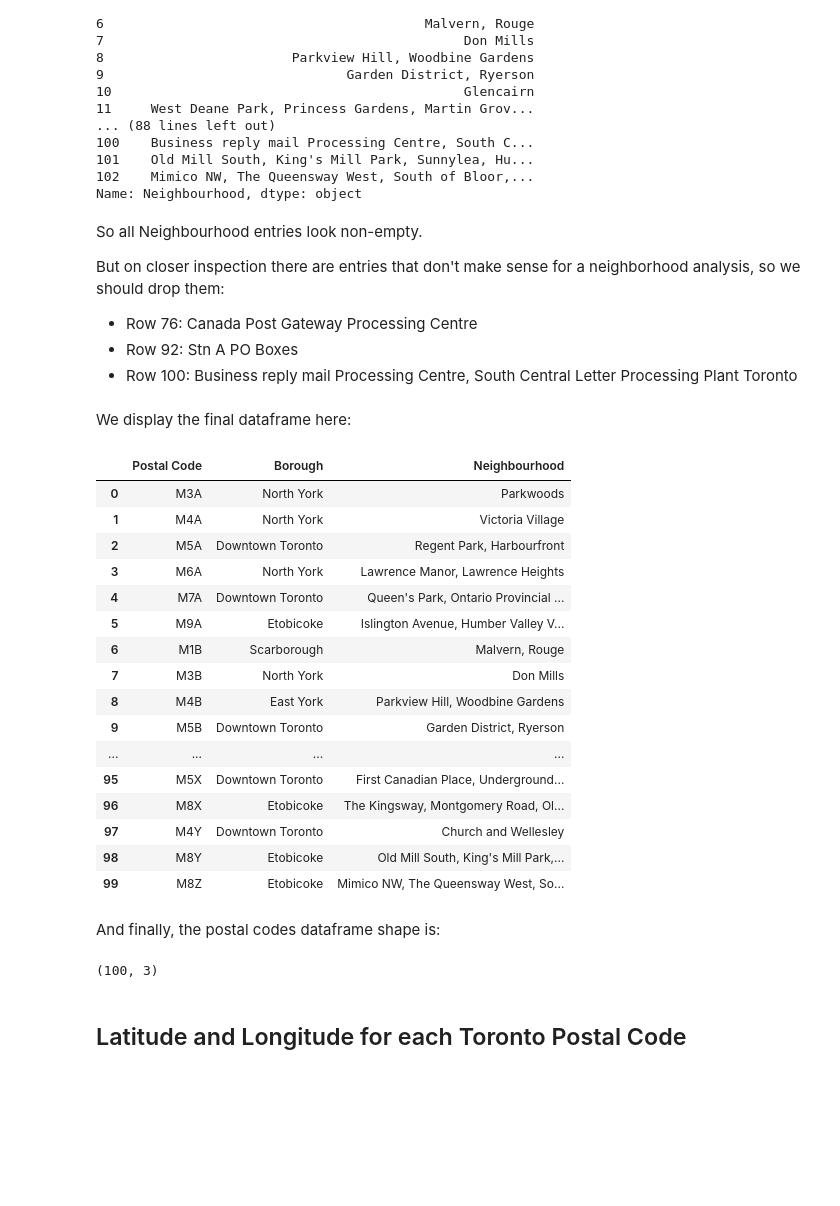
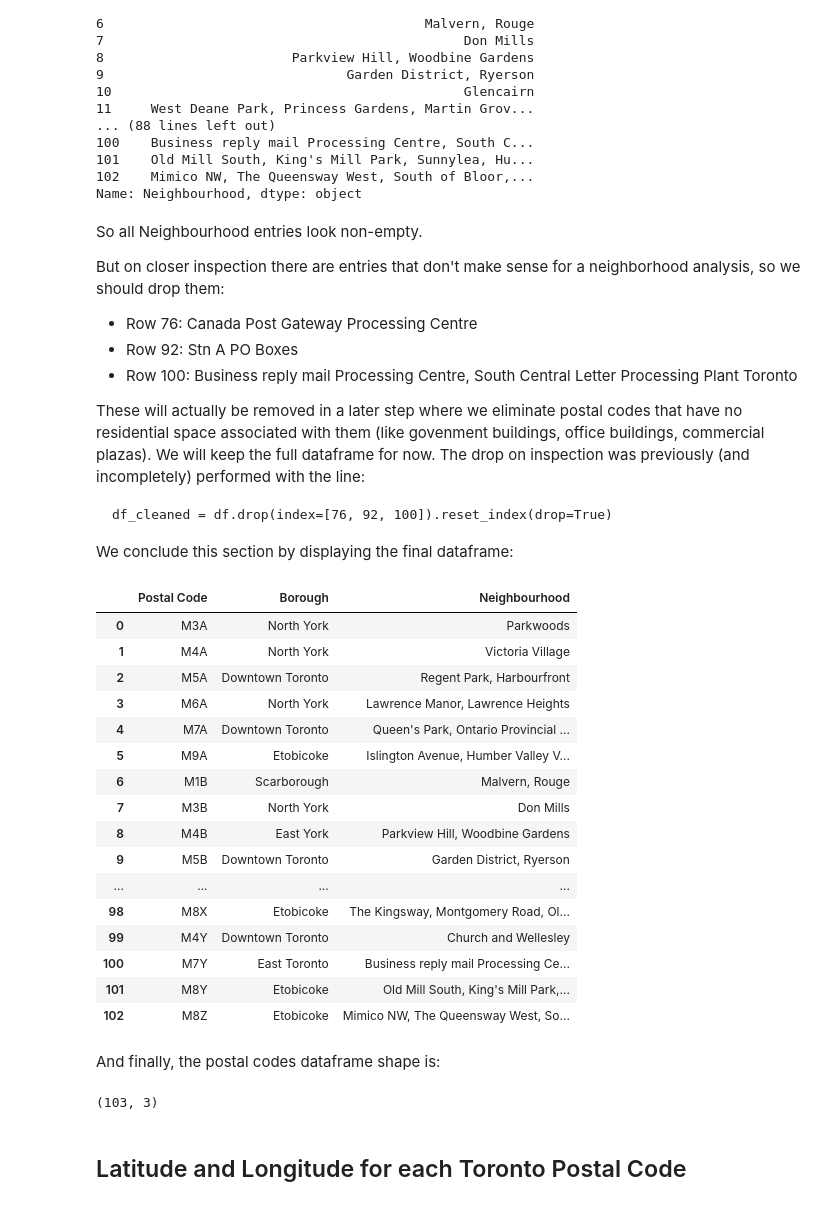
Before and after one commit to Arkadiatri/Neighborhood-Clustering-Canada, a Jupyter notebook: Capstone.ipynb, the cells around one changed output. Drawn from its saved outputs; the diff is of its cells as text; code cells hidden in the pictures; blank space fills up the shorter version.

```diff
--- a/Capstone.ipynb
+++ b/Capstone.ipynb
@@ -139,3 +139,9 @@ But on closer inspection there are entries that don't make sense for a neighborh
 * Row 76: Canada Post Gateway Processing Centre
 * Row 92: Stn A PO Boxes
 * Row 100: Business reply mail Processing Centre, South Central Letter Processing Plant Toronto
+
+These will actually be removed in a later step where we eliminate postal codes that have no residential space associated with them (like govenment buildings, office buildings, commercial plazas).  We will keep the full dataframe for now.  The drop on inspection was previously (and incompletely) performed with the line:
+
+    df_cleaned = df.drop(index=[76, 92, 100]).reset_index(drop=True)
+
+We conclude this section by displaying the final dataframe:
@@ -144,31 +148,29 @@ df_cleaned = df.drop(index=[76, 92, 100]).reset_index(drop=True)
-# %% [markdown]
-We display the final dataframe here:
 # %%
-showalldf(df_cleaned)
+showalldf(df)
 # %% [output]
 |  | Postal Code | Borough | Neighbourhood |
 | 0 | M3A | North York | Parkwoods |
 | 1 | M4A | North York | Victoria Village |
 | 2 | M5A | Downtown Toronto | Regent Park, Harbourfront |
 | 3 | M6A | North York | Lawrence Manor, Lawrence Heights |
 | 4 | M7A | Downtown Toronto | Queen's Park, Ontario Provincial ... |
 | 5 | M9A | Etobicoke | Islington Avenue, Humber Valley V... |
 | 6 | M1B | Scarborough | Malvern, Rouge |
 | 7 | M3B | North York | Don Mills |
 | 8 | M4B | East York | Parkview Hill, Woodbine Gardens |
 | 9 | M5B | Downtown Toronto | Garden District, Ryerson |
 | ... | ... | ... | ... |
-| 95 | M5X | Downtown Toronto | First Canadian Place, Underground... |
-| 96 | M8X | Etobicoke | The Kingsway, Montgomery Road, Ol... |
-| 97 | M4Y | Downtown Toronto | Church and Wellesley |
-| 98 | M8Y | Etobicoke | Old Mill South, King's Mill Park,... |
-| 99 | M8Z | Etobicoke | Mimico NW, The Queensway West, So... |
+| 98 | M8X | Etobicoke | The Kingsway, Montgomery Road, Ol... |
+| 99 | M4Y | Downtown Toronto | Church and Wellesley |
+| 100 | M7Y | East Toronto | Business reply mail Processing Ce... |
+| 101 | M8Y | Etobicoke | Old Mill South, King's Mill Park,... |
+| 102 | M8Z | Etobicoke | Mimico NW, The Queensway West, So... |
 # %% [markdown]
 And finally, the postal codes dataframe shape is:
 # %%
-df_cleaned.shape
+df.shape
 # %% [output]
-(100, 3)
+(103, 3)
 # %% [markdown]
 ## Latitude and Longitude for each Toronto Postal Code
 # %% [markdown]
```
Also changed, not shown: parts of 102 cells of this notebook.
